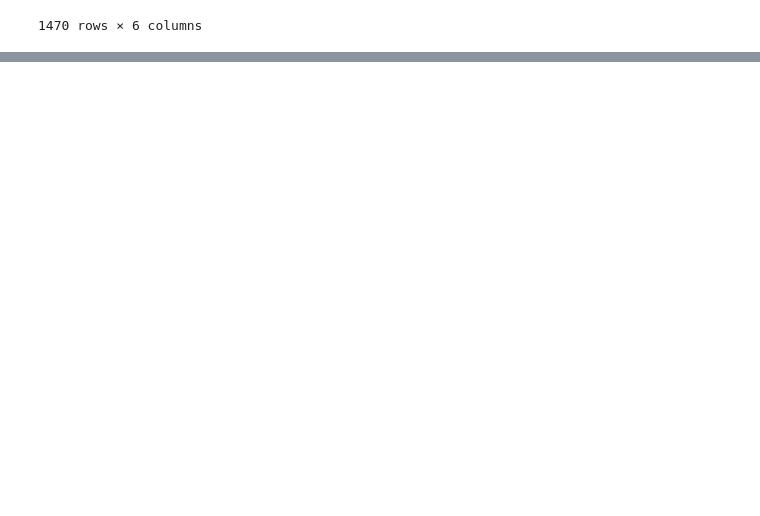
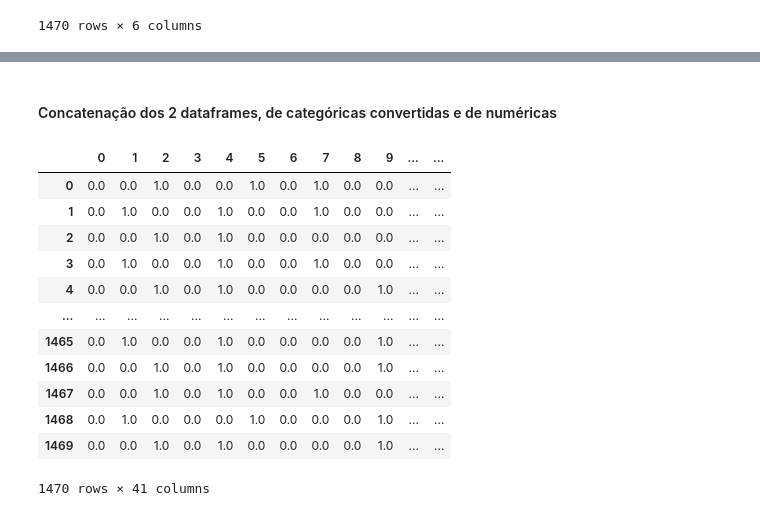
Before and after one commit to Danielnetsp/Departamento_RH, a Jupyter notebook: Departamento_RH.ipynb, the cells around one changed output, grey strips where cells are left out. Cells and saved outputs as stored; diff of their text form; code cells hidden in the pictures; blank space fills up the shorter version.

```diff
--- a/Departamento_RH.ipynb
+++ b/Departamento_RH.ipynb
@@ -365,0 +405,5 @@ X_cat
+# %%
+# X_cat com as variáveis categóricas transformadas em dummy variable
+# criar x_numerical com as variáveis numéricas
+x_numerical = employee_df[['Age','DailyRate','DistanceFromHome','Education','EnvironmentSatisfaction','PerformanceRating','RelationshipSatisfaction','StockOptionLevel','TotalWorkingYears', 'TrainingTimesLastYear','WorkLifeBalance','YearsAtCompany','YearsInCurrentRole','YearsSinceLastPromotion','YearsWithCurrManager']]
+x_numerical
@@ -365,0 +424,20 @@ X_cat
+# %% [markdown]
+#### Concatenação dos 2 dataframes, de categóricas convertidas e de numéricas
+# %%
+X_all = pd.concat([X_cat, x_numerical], axis = 1) # axis para colocar uma coluna ao lado da outra
+# %%
+X_all
+# %% [output]
+|  | 0 | 1 | 2 | 3 | 4 | 5 | 6 | 7 | 8 | 9 | ... | ... |
+| 0 | 0.0 | 0.0 | 1.0 | 0.0 | 0.0 | 1.0 | 0.0 | 1.0 | 0.0 | 0.0 | ... | ... |
+| 1 | 0.0 | 1.0 | 0.0 | 0.0 | 1.0 | 0.0 | 0.0 | 1.0 | 0.0 | 0.0 | ... | ... |
+| 2 | 0.0 | 0.0 | 1.0 | 0.0 | 1.0 | 0.0 | 0.0 | 0.0 | 0.0 | 0.0 | ... | ... |
+| 3 | 0.0 | 1.0 | 0.0 | 0.0 | 1.0 | 0.0 | 0.0 | 1.0 | 0.0 | 0.0 | ... | ... |
+| 4 | 0.0 | 0.0 | 1.0 | 0.0 | 1.0 | 0.0 | 0.0 | 0.0 | 0.0 | 1.0 | ... | ... |
+| ... | ... | ... | ... | ... | ... | ... | ... | ... | ... | ... | ... | ... |
+| 1465 | 0.0 | 1.0 | 0.0 | 0.0 | 1.0 | 0.0 | 0.0 | 0.0 | 0.0 | 1.0 | ... | ... |
+| 1466 | 0.0 | 0.0 | 1.0 | 0.0 | 1.0 | 0.0 | 0.0 | 0.0 | 0.0 | 1.0 | ... | ... |
+| 1467 | 0.0 | 0.0 | 1.0 | 0.0 | 1.0 | 0.0 | 0.0 | 1.0 | 0.0 | 0.0 | ... | ... |
+| 1468 | 0.0 | 1.0 | 0.0 | 0.0 | 0.0 | 1.0 | 0.0 | 0.0 | 0.0 | 1.0 | ... | ... |
+| 1469 | 0.0 | 0.0 | 1.0 | 0.0 | 1.0 | 0.0 | 0.0 | 0.0 | 0.0 | 1.0 | ... | ... |
+1470 rows × 41 columns
```
Also changed, not shown: parts of 66 cells of this notebook.
